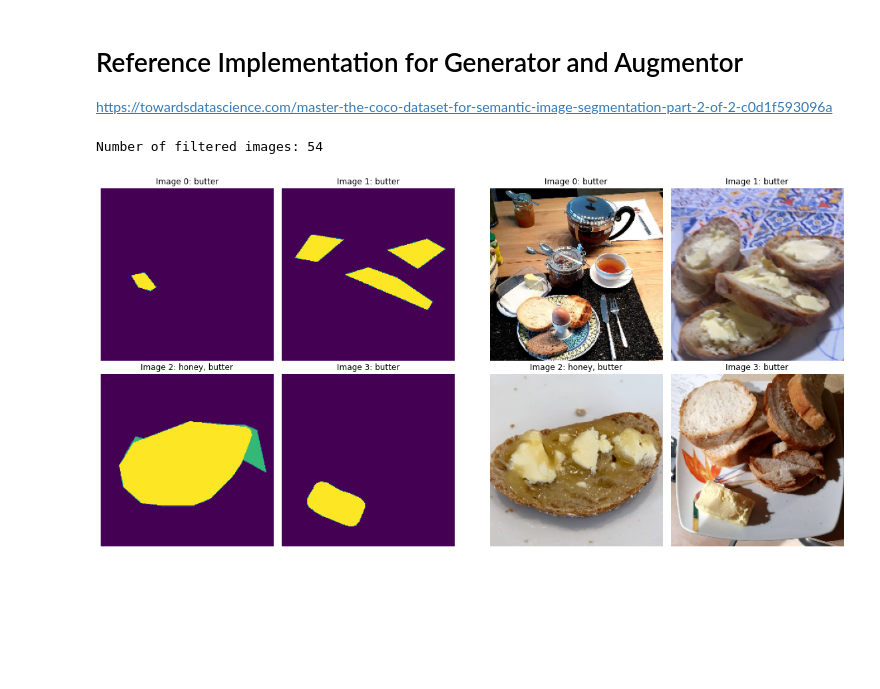
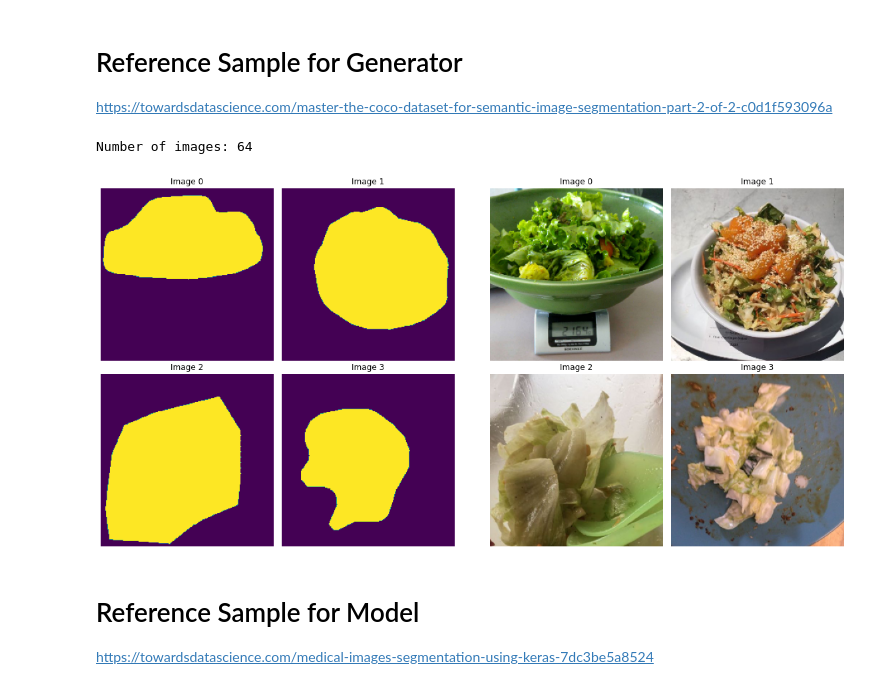
Before and after one commit to lucamarini22/food-recognition-challenge, a Jupyter notebook: food-recognition-challenge.ipynb, the cells around one changed output. Cells and saved outputs as stored; diff of their text form; code cells hidden in the pictures; blank space fills up the shorter version.

```diff
--- a/food-recognition-challenge.ipynb
+++ b/food-recognition-challenge.ipynb
@@ -81,9 +95,9 @@ Number of peach instances: 1
 # %% [markdown]
-# Reference Implementation for Generator and Augmentor
+# Reference Sample for Generator
 
 https://towardsdatascience.com/master-the-coco-dataset-for-semantic-image-segmentation-part-2-of-2-c0d1f593096a
 # %%
-def filterImgs(coco, classes=None):
+def filterImgs(coco, classes):
     images = []
     if classes!=None:
         # Iterate for each individual class in the list
@@ -105,13 +119,12 @@ def filterImgs(coco, classes=None):
 
     random.shuffle(unique_images)
     dataset_size = len(unique_images)
-    print('Number of filtered images: {}'.format(dataset_size))
 
     return unique_images
 # %%
 def getClassName(classID, cats):
     for i in range(len(cats)):
-        if cats[i]['id'] == classID:
+        if cats[i]['id']==classID:
             return cats[i]['name']
     return None
 
@@ -131,26 +144,24 @@ def getMask(imageObj, classes, coco, catIds, input_image_size):
     anns = coco.loadAnns(annIds)
     cats = coco.loadCats(catIds)
     train_mask = np.zeros(input_image_size)
-
-    class_set = set()
     for a in range(len(anns)):
         className = getClassName(anns[a]['category_id'], cats)
-        class_set.add(className)
         pixel_value = classes.index(className)+1
         new_mask = cv2.resize(coco.annToMask(anns[a])*pixel_value, input_image_size)
         train_mask = np.maximum(new_mask, train_mask)
 
     # Add extra dimension for parity with train_img size [X * X * 3]
     train_mask = train_mask.reshape(input_image_size[0], input_image_size[1], 1)
-    return train_mask, class_set
+    return train_mask
 # %%
-def imgGenerator(coco, img_path, classes, input_image_size=(224, 224), batch_size=4):
+def imgGenerator(coco, img_path, classes=None, input_image_size=(224, 224), batch_size=4):
     unique_images = filterImgs(coco, classes)
     dataset_size = len(unique_images)
+    print('Number of images: {}'.format(dataset_size))
+
     catIds = coco.getCatIds(catNms=classes)
 
     c = 0
-    cats_lst = []
     while(True):
         img = np.zeros((batch_size, input_image_size[0], input_image_size[1], 3)).astype('float')
         mask = np.zeros((batch_size, input_image_size[0], input_image_size[1], 1)).astype('float')
@@ -162,29 +173,27 @@ def imgGenerator(coco, img_path, classes, input_image_size=(224, 224), batch_siz
             train_img = getImage(imageObj, img_path, input_image_size)
 
             ### Create Mask ###
-            train_mask, train_cats = getMask(imageObj, classes, coco, catIds, input_image_size)
+            train_mask = getMask(imageObj, classes, coco, catIds, input_image_size)
 
             # Add to respective batch sized arrays
             img[i-c] = train_img
             mask[i-c] = train_mask
-            cats_lst.append(train_cats)
 
         c+=batch_size
         if(c + batch_size >= dataset_size):
             c=0
             random.shuffle(unique_images)
 
-        yield img, mask, cats_lst
+        yield img, mask
 # %%
 def visualiseGen(gen):
-    img, mask, cats_lst = next(gen)
+    img, mask = next(gen)
 
     fig = plt.figure(figsize=(20, 10))
     outerGrid = gridspec.GridSpec(1, 2, wspace=0.1, hspace=0.1)
 
     for i in range(2):
-        innerGrid = gridspec.GridSpecFromSubplotSpec(2, 2,
-                        subplot_spec=outerGrid[i], wspace=0.05, hspace=0.05)
+        innerGrid = gridspec.GridSpecFromSubplotSpec(2, 2, subplot_spec=outerGrid[i], wspace=0.05, hspace=0.05)
 
         for j in range(4):
             ax = plt.Subplot(fig, innerGrid[j])
@@ -194,22 +203,22 @@ def visualiseGen(gen):
                 ax.imshow(mask[j][:,:,0])
 
             ax.axis('off')
-            for n, e in enumerate(cats_lst[j]):
-                if n == 0:
-                    title = 'Image {}: '.format(j) + e
-                else:
-                    title += ', ' + e
-            ax.title.set_text(title)
+            ax.title.set_text('Image {}'.format(j))
             fig.add_subplot(ax)
 
     plt.show()
 # %%
-classes = ['bread', 'butter', 'honey']
+# Preview a sample of the generator with filtered classes
+classes = ['salad-leaf-salad-green']
 input_image_size = (224, 224)
 batch_size = 4
 
 val_gen = imgGenerator(coco, val_images_path, classes, input_image_size, batch_size)
 visualiseGen(val_gen)
 # %% [output]
-Number of filtered images: 54
+Number of images: 64
-[figure, old version]
+[figure, new version]
+# %% [markdown]
+# Reference Sample for Model
+
+https://towardsdatascience.com/medical-images-segmentation-using-keras-7dc3be5a8524
```
Also changed, not shown: parts of 10 cells of this notebook.
